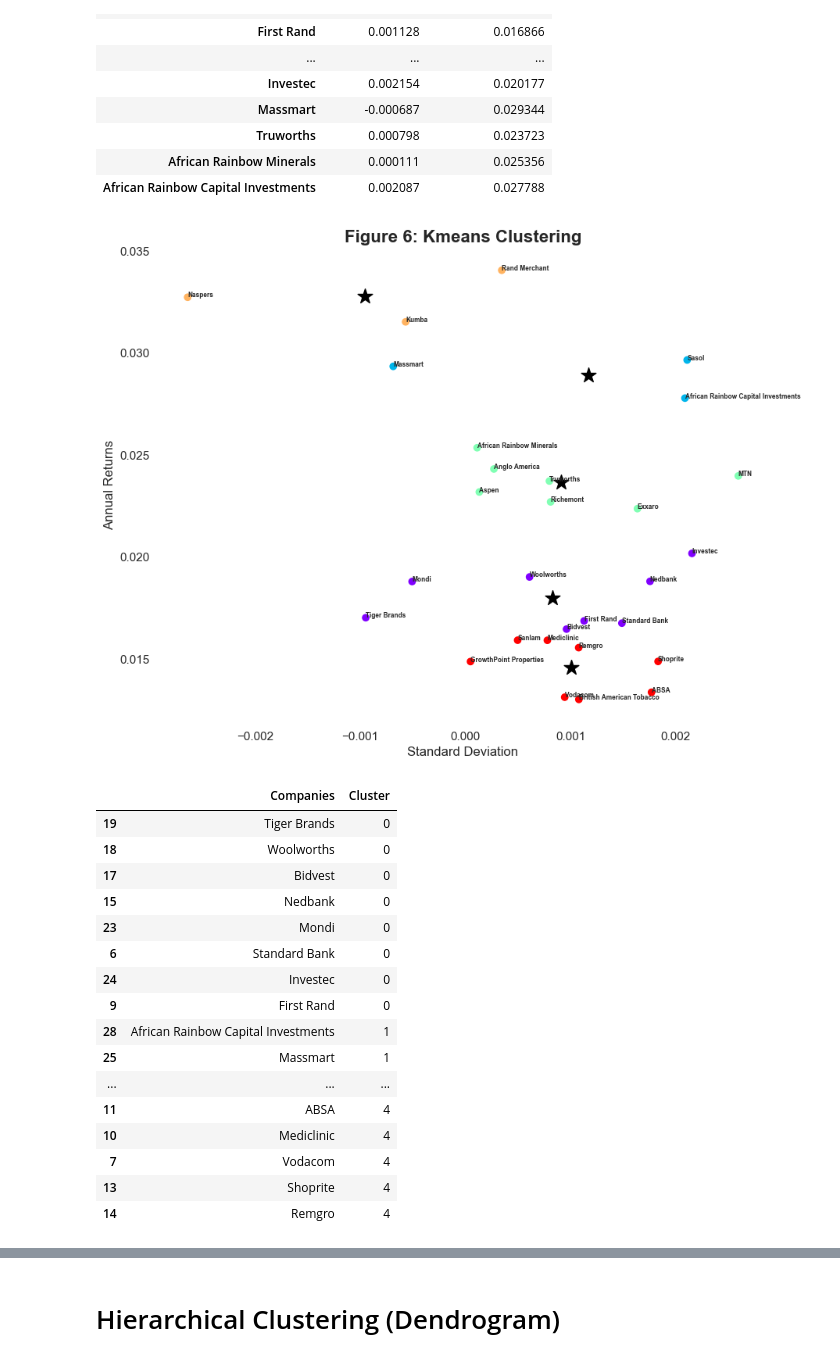
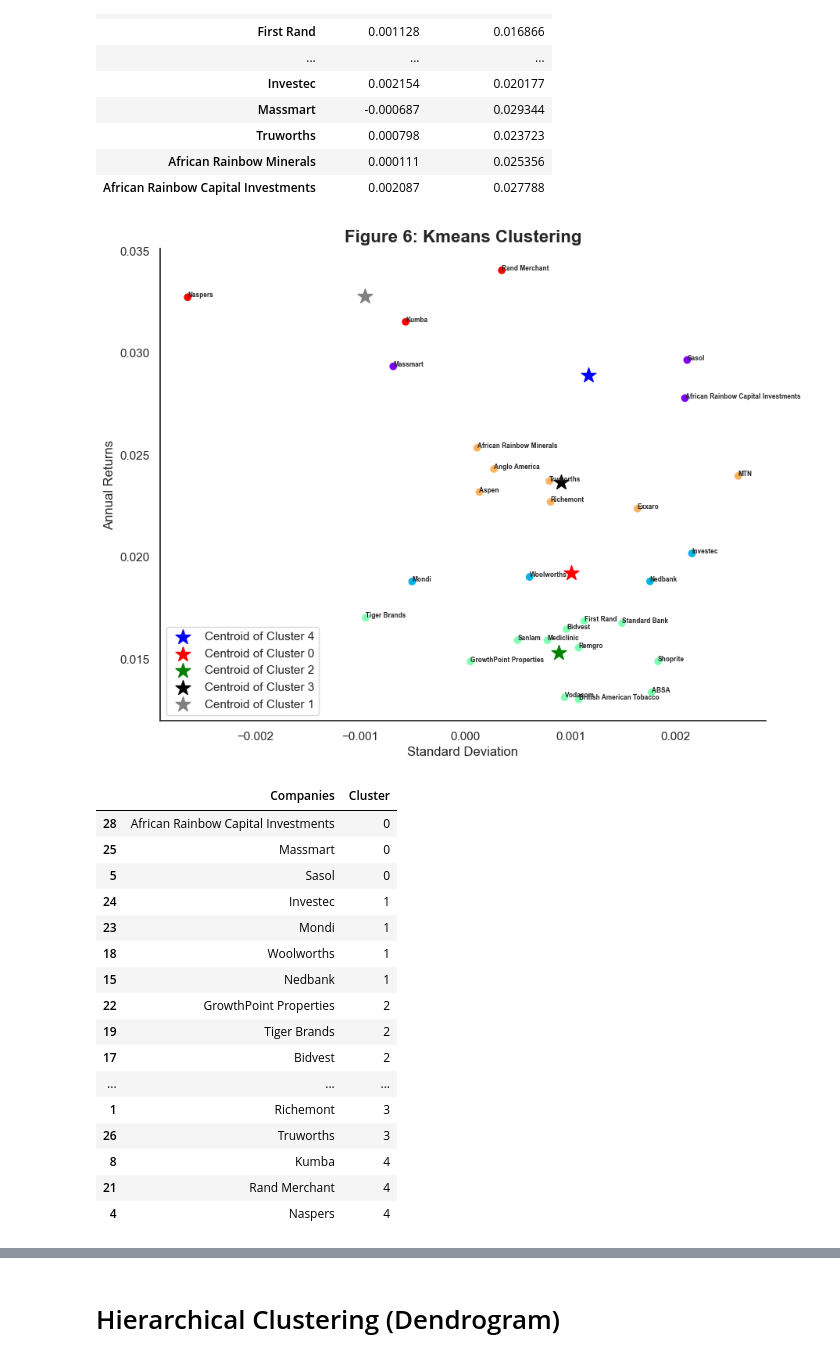
Before and after one commit to NigelGondo/Portfolio_Projects, a Jupyter notebook: Cluster analysis of JSE companies .ipynb, the cells around one changed output, grey strips where cells are left out. Saved outputs shown, nothing was run; the diff lists cells and outputs as text; code cells hidden in the pictures.

Commit message:
Add files via upload
update to cluster project

```diff
--- a/Cluster analysis of JSE companies .ipynb
+++ b/Cluster analysis of JSE companies .ipynb
@@ -691,7 +709,9 @@ centroids = kmeans.cluster_centers_
 #plotting the clustered scatter plot
 fig, ax = plt.subplots()
 
-ax.scatter(X[:,0],X[:,1], c = kmeans.labels_, cmap = 'rainbow')
+ax.scatter(X[:,0],X[:,1],
+           c = kmeans.labels_,
+           cmap = 'rainbow')
 
 for a, b, c in zip(returns_coord,std_coord,companies_list):
     ax.text(a, b, c, fontsize = 6, fontweight = 'bold')
@@ -700,70 +720,80 @@ plt.scatter(centroids[0,0],
             centroids[0,1],
             s = 200,
             marker = '*',
-            color = 'black')
+            color = 'blue', label =
+            'Centroid of Cluster 4')
 
 plt.scatter(centroids[1,0],
             centroids[1,1],
             s = 200,
             marker = '*',
-            color = 'black')
+            color = 'red',
+            label = 'Centroid of Cluster 0')
 
 plt.scatter(centroids[2,0],
             centroids[2,1],
             s = 200,
             marker = '*',
-            color = 'black')
+            color = 'green',
+            label = 'Centroid of Cluster 2')
 
 plt.scatter(centroids[3,0],
             centroids[3,1],
             s = 200,
             marker = '*',
-            color = 'black')
+            color = 'Black',
+            label = 'Centroid of Cluster 3')
 
 plt.scatter(centroids[4,0],
             centroids[4,1],
             s = 200,
             marker = '*',
-            color = 'black')
+            color = 'grey',
+            label = 'Centroid of Cluster 1')
 
 plt.xlabel('Standard Deviation')
 
 plt.ylabel('Annual Returns')
 
 plt.title('Figure 6: Kmeans Clustering',
           fontsize = 16,
           fontweight = 'bold')
 
-ax.set_frame_on(False)
+ax.spines['top'].set_visible(False)
+
+ax.spines['right'].set_visible(False)
+
+plt.legend(loc = 'lower left')
 
 plt.show()
 # %% [output]
-[figure, old version]
+[figure, new version]
 # %%
 #Creating cluster labels and merging dataframe of clusters and the company names
 cluster_labels = pd.DataFrame(kmeans.labels_, columns=['Cluster'])
 Company = pd.DataFrame(df_returns_std.index, columns=['Companies'])
 
-df_companies_clustered = pd.concat([Company, cluster_labels], axis = 1).sort_values('Cluster')
+df_companies_clustered = pd.concat([Company, cluster_labels],
+                                   axis = 1).sort_values('Cluster')
 df_companies_clustered
 # %% [output]
 |  | Companies | Cluster |
-| 19 | Tiger Brands | 0 |
-| 18 | Woolworths | 0 |
-| 17 | Bidvest | 0 |
-| 15 | Nedbank | 0 |
-| 23 | Mondi | 0 |
-| 6 | Standard Bank | 0 |
-| 24 | Investec | 0 |
-| 9 | First Rand | 0 |
-| 28 | African Rainbow Capital Investments | 1 |
-| 25 | Massmart | 1 |
+| 28 | African Rainbow Capital Investments | 0 |
+| 25 | Massmart | 0 |
+| 5 | Sasol | 0 |
+| 24 | Investec | 1 |
+| 23 | Mondi | 1 |
+| 18 | Woolworths | 1 |
+| 15 | Nedbank | 1 |
+| 22 | GrowthPoint Properties | 2 |
+| 19 | Tiger Brands | 2 |
+| 17 | Bidvest | 2 |
 | ... | ... | ... |
-| 11 | ABSA | 4 |
-| 10 | Mediclinic | 4 |
-| 7 | Vodacom | 4 |
-| 13 | Shoprite | 4 |
-| 14 | Remgro | 4 |
+| 1 | Richemont | 3 |
+| 26 | Truworths | 3 |
+| 8 | Kumba | 4 |
+| 21 | Rand Merchant | 4 |
+| 4 | Naspers | 4 |
 # %%
 #Color coded rows of the different clustered companies for easier visualisation
 def format_color_groups(df):
```
Also changed, not shown: parts of 8 cells of this notebook.
